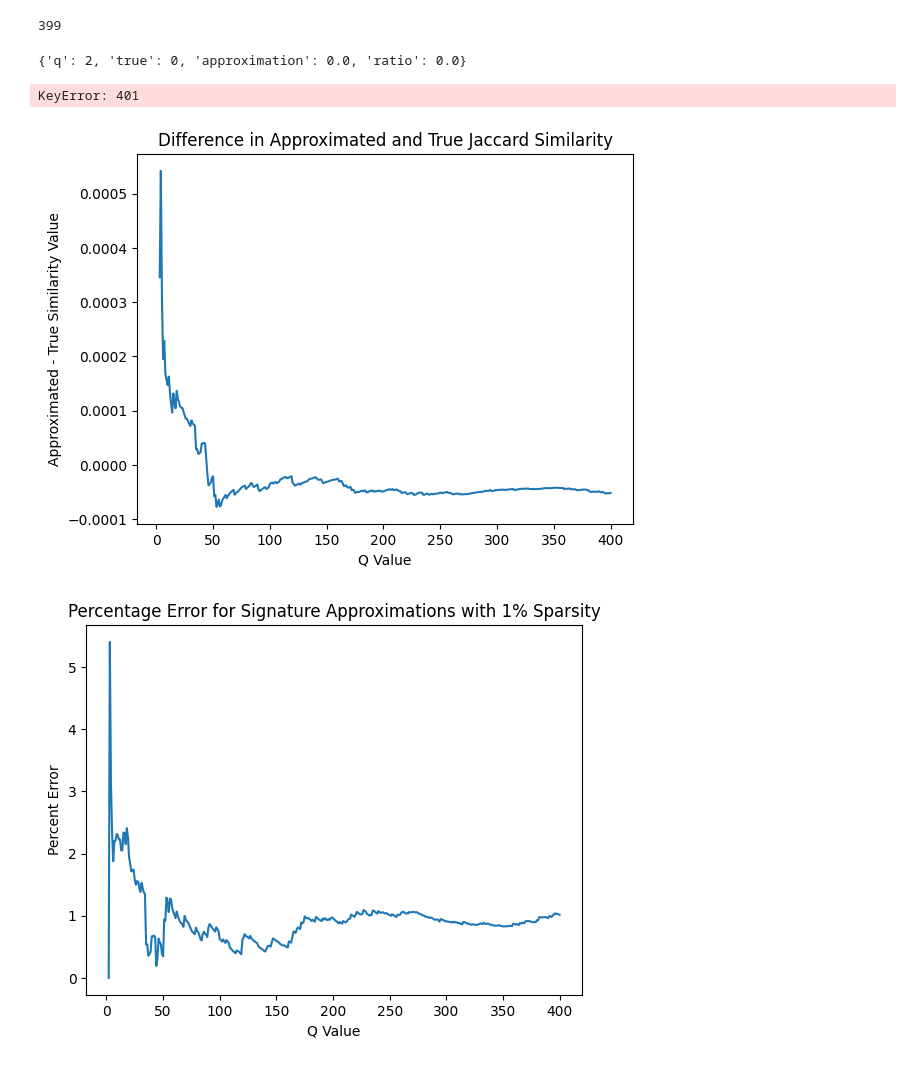
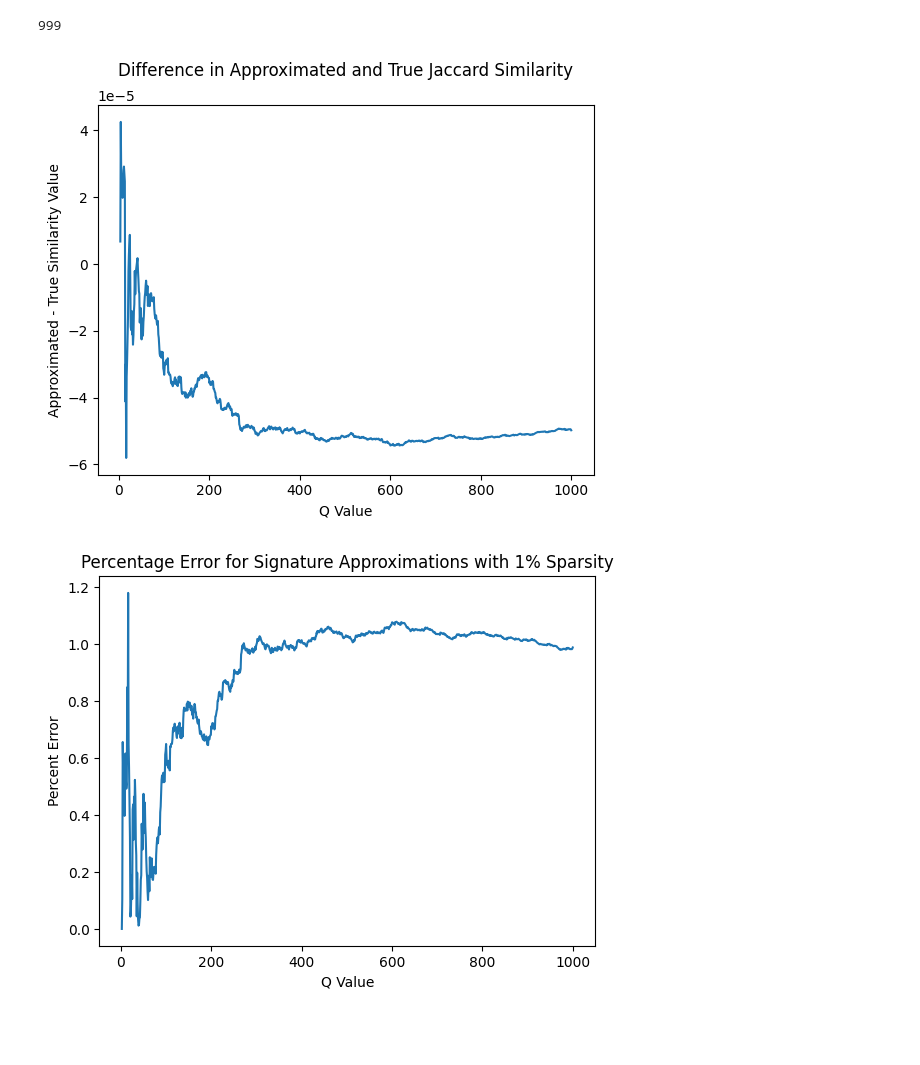
Before and after one commit to andey-robins/minhash, a Jupyter notebook: data_analysis.ipynb, the cells around one changed output. Saved outputs shown, nothing was run; the diff lists cells and outputs as text; code cells hidden in the pictures; blank space fills up the shorter version.

```diff
--- a/data_analysis.ipynb
+++ b/data_analysis.ipynb
@@ -2,7 +2,7 @@
 import matplotlib.pyplot as plt
 # %%
 # parse up the text file and pull everything out
-file = open("res_all.txt", "r")
+file = open("res.txt", "r")
 
 cont = True
 
@@ -22,13 +22,13 @@ while cont:
         else:
             runs[q] = {"q": q, "true": 0, "approximation": approx, "ratio": float(approx)/1}
 
-        if q == 400:
+        if q == 1000:
             cont = False
 
 file.close()
 print(len(runs))
 # %% [output]
-399
+999
 # %%
 accuracy = []
 true = []
@@ -39,7 +39,7 @@ diff_qs = []
 p_error = []
 p_error_qs = []
 
-for q in range (2,2001):
+for q in range (2,1001):
     qs.append(q)
     true.append(runs[q]["true"])
     approx.append(runs[q]["approximation"])
@@ -48,8 +48,6 @@ for q in range (2,2001):
     if runs[q]["approximation"] and runs[q]["true"] and runs[q]["approximation"] - runs[q]["true"] > -0.005:
         diff.append(runs[q]["approximation"] - runs[q]["true"])
         diff_qs.append(q)
-    else:
-        print(runs[q])
 
     if runs[q]["true"] != 0:
         error = abs(runs[q]["approximation"] - runs[q]["true"]) / runs[q]["true"] * 100
@@ -61,18 +59,15 @@ for q in range (2,2001):
         if error < 40:
             p_error_qs.append(q)
             p_error.append(error)
-# %% [output]
-{'q': 2, 'true': 0, 'approximation': 0.0, 'ratio': 0.0}
-KeyError: 401
 # %%
 # plt.plot(qs, diff)
 plt.plot(diff_qs, diff)
-plt.title("Difference in Approximated and True Jaccard Similarity")
+plt.title("Difference in Approximated and True Jaccard Similarity\n")
 plt.xlabel("Q Value")
 plt.ylabel("Approximated - True Similarity Value")
 plt.savefig("graphics/raw_diff_1_sparse.png", dpi=500, bbox_inches='tight')
 # %% [output]
-[figure, old version]
+[figure, new version]
 # %%
 plt.plot(p_error_qs, p_error)
 plt.title("Percentage Error for Signature Approximations with 1% Sparsity")
@@ -80,4 +75,4 @@ plt.xlabel("Q Value")
 plt.ylabel("Percent Error")
 plt.savefig("graphics/p_error_1_sparse.png", dpi=500)
 # %% [output]
-[figure, old version]
+[figure, new version]
```
Also changed, not shown: 4 other files.
